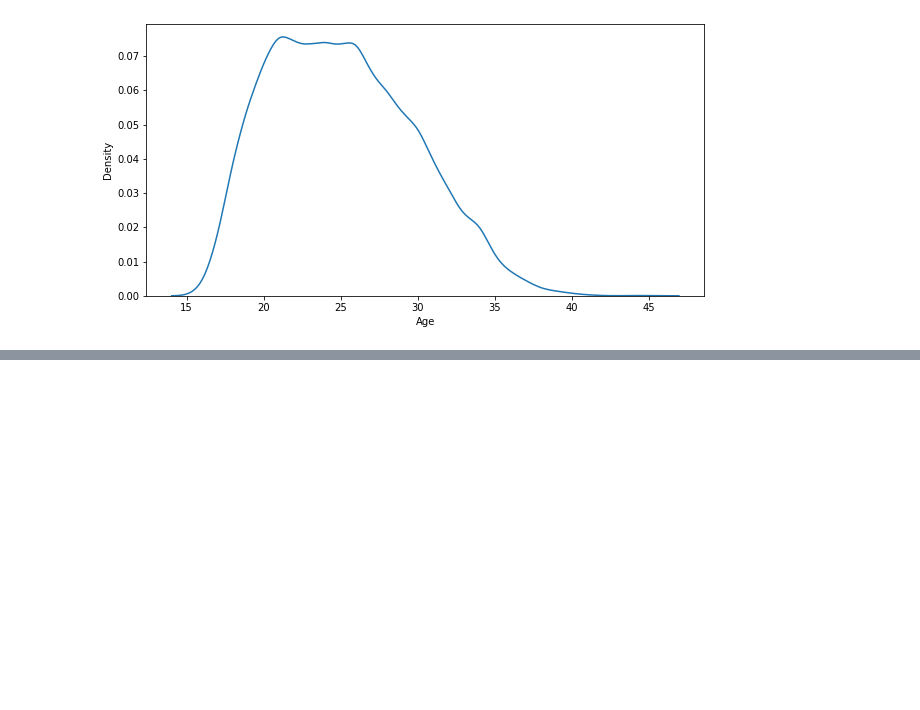
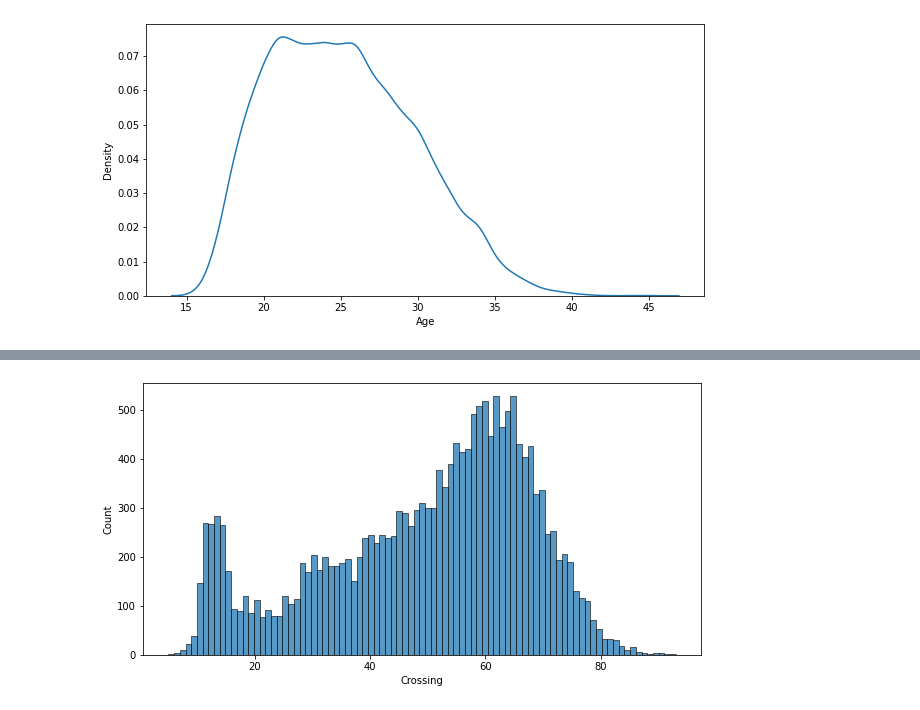
Before and after one commit to nicoambrosis/Aprendizaje-No-Supervisado, a Jupyter notebook: 01-Clustering.ipynb, the cells around one changed output, grey strips where cells are left out. Saved outputs shown, nothing was run; the diff lists cells and outputs as text; code cells hidden in the pictures; blank space fills up the shorter version.

```diff
--- a/01-Clustering.ipynb
+++ b/01-Clustering.ipynb
@@ -63,0 +96,8 @@ Esta es una nueva celda que agregué recienm
+# %%
+nbins = int(df.Crossing.max()-df.Crossing.min() + 1)
+
+fig = plt.figure(figsize=(10,5))
+sns.histplot(df.Crossing, bins=nbins)
+plt.show()
+# %% [output]
+[figure, added]
```
Also changed, not shown: parts of 14 cells of this notebook.
